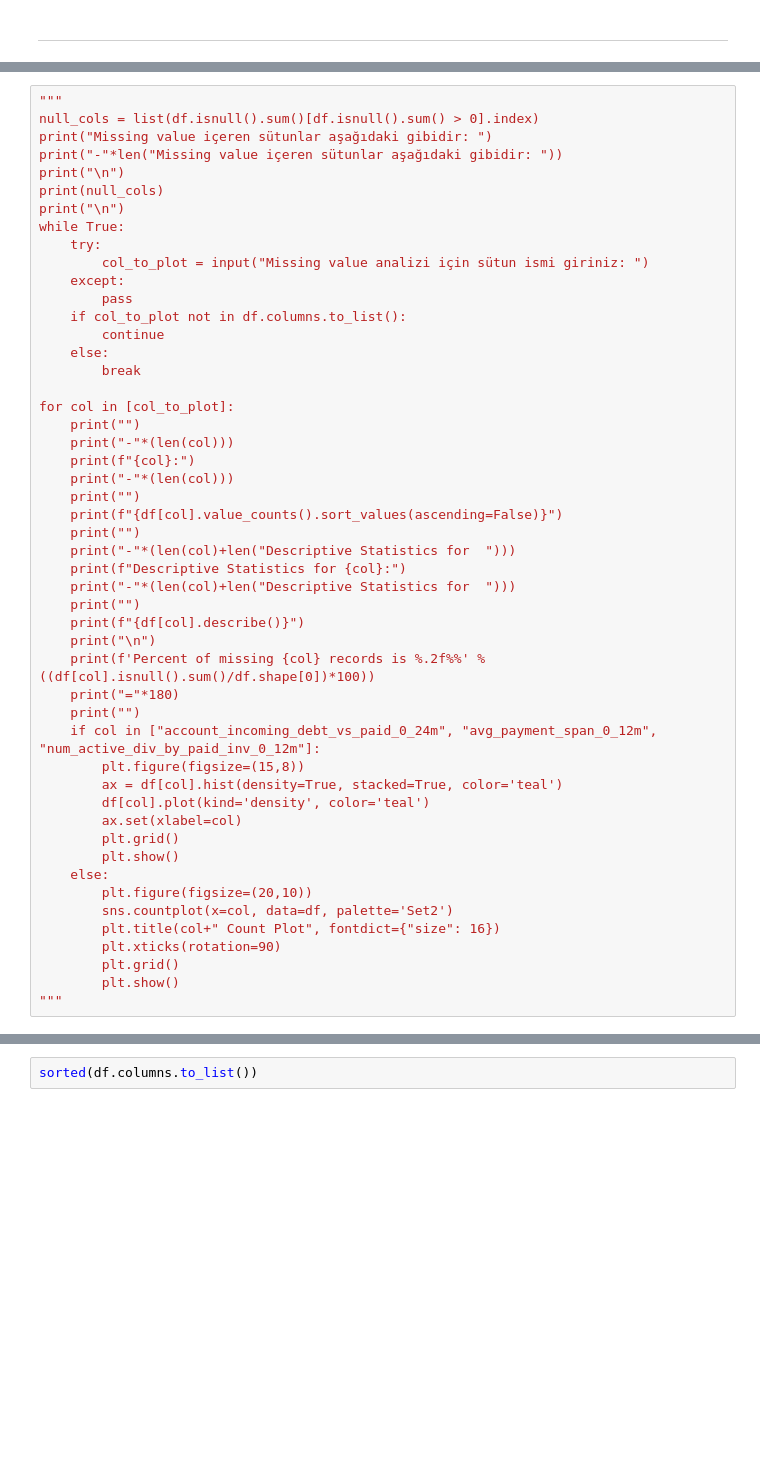
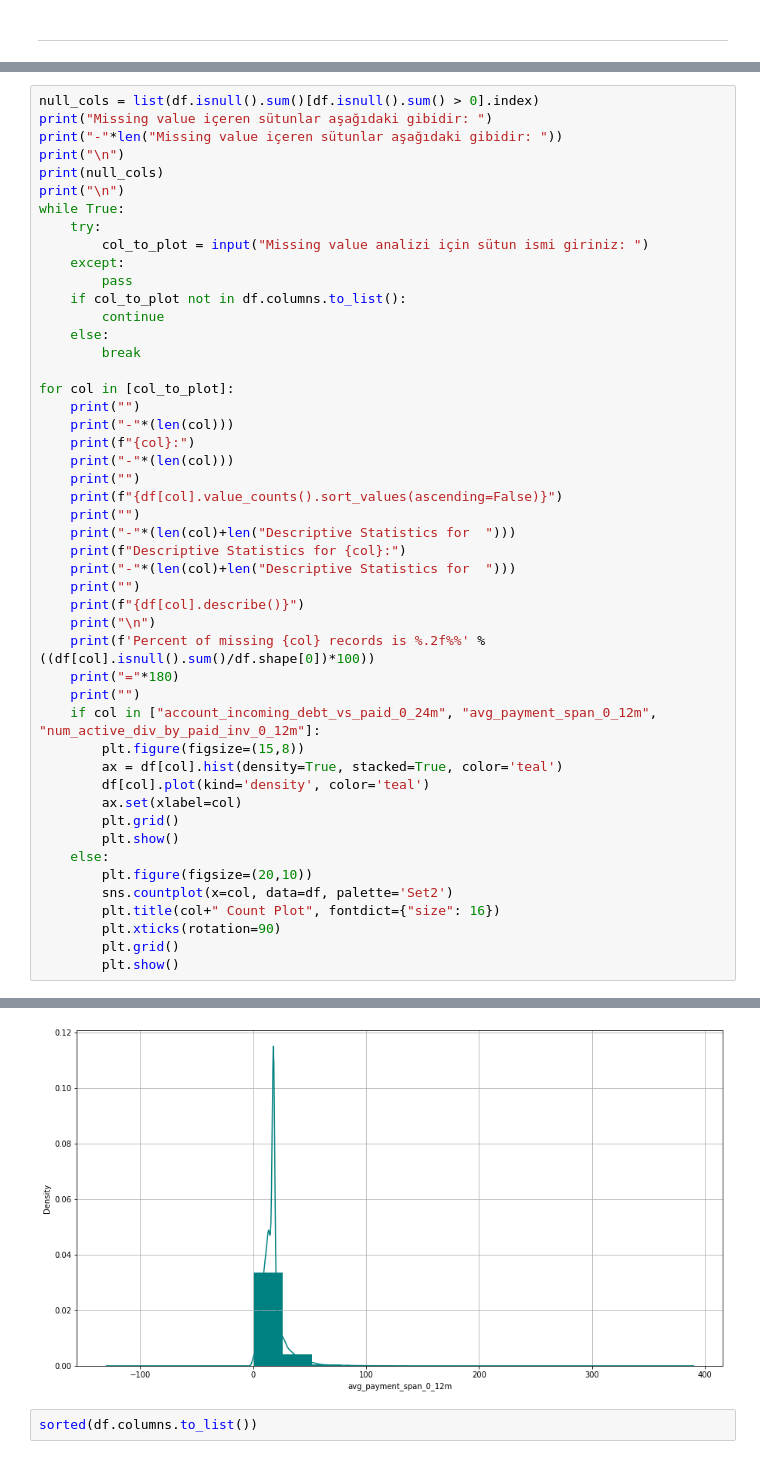
Before and after one commit to eserinanarslan/probability_prediction, a Jupyter notebook: notebooks/model_creation.ipynb, the cells around one changed output, grey strips where cells are left out. Cells and saved outputs as stored; diff of their text form; blank space fills up the shorter version.

```diff
--- a/notebooks/model_creation.ipynb
+++ b/notebooks/model_creation.ipynb
@@ -211,5 +393,4 @@ df.drop(columns=cols_to_delete, axis=1, inplace=True)
 # %%
-"""
 null_cols = list(df.isnull().sum()[df.isnull().sum() > 0].index)
 print("Missing value içeren sütunlar aşağıdaki gibidir: ")
 print("-"*len("Missing value içeren sütunlar aşağıdaki gibidir: "))
@@ -257,5 +438,4 @@ for col in [col_to_plot]:
         plt.xticks(rotation=90)
         plt.grid()
         plt.show()
-"""
 # %% [output]
@@ -263,3 +459,4 @@ for col in [col_to_plot]:
+[figure, added]
 # %%
 sorted(df.columns.to_list())
 # %% [output]
```
Also changed, not shown: parts of 45 cells of this notebook, 3 other files.
